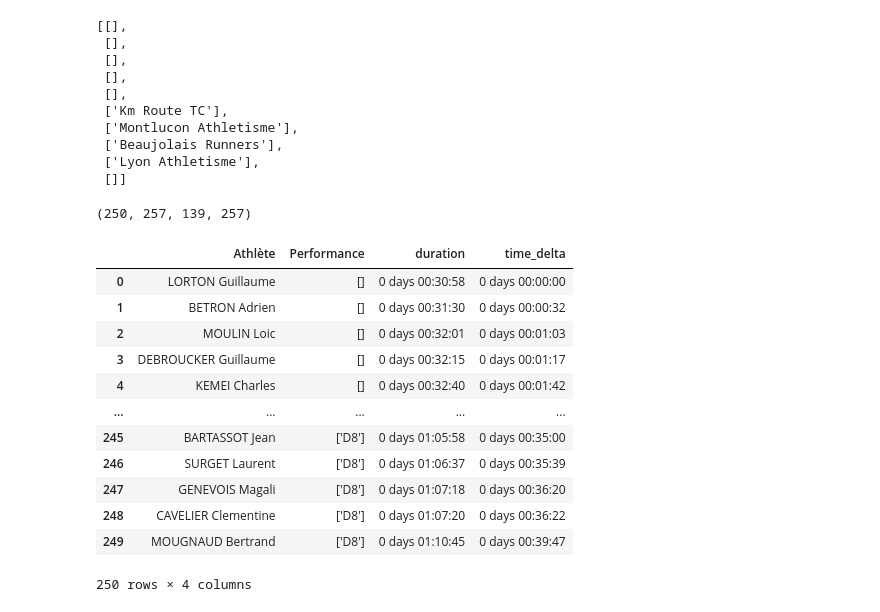
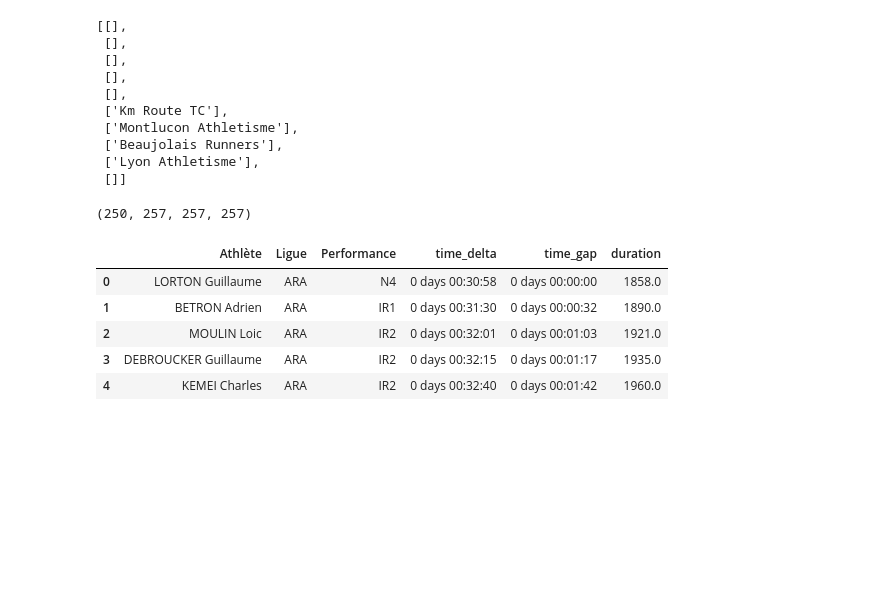
Before and after one commit to Kirscher/ResultAthle, a Jupyter notebook: scraping.ipynb, the cells around one changed output. Cells and saved outputs as stored; diff of their text form; code cells hidden in the pictures; blank space fills up the shorter version.

Commit message:
update after 29/11: added output dataframe + visual examples

```diff
--- a/scraping.ipynb
+++ b/scraping.ipynb
@@ -251,10 +251,9 @@ re_ligue = re.compile("[A-Z]{3,}(?=<)")
 ligue=[]
 for i in L:
     match = re_ligue.search(str(i))
-    if match!=None:
-        if match.group() in categories:
-            ligue.append([])
-        else:
-            ligue.append(match.group())
+    if (match==None) or (match.group() in categories):
+        ligue.append('0')
+    else:
+        ligue.append(match.group())
 ligue[:10]
 # %% [output]
@@ -266,6 +265,6 @@ re_perf = re.compile("[A-Z]{1,}[1-8](?=<)")
 # %%
 perfs=[]
 for i in L:
-    perfs.append(re_perf.findall(str(i)))
+    perfs.append(str(re_perf.findall(str(i))).replace('[','').replace(']','').replace('\'',''))
 perfs[:10]
 # %% [output]
@@ -292,38 +291,35 @@ clubs[:10]
  []]
 # %%
 liste=[]
+debut=len(ligue)-len(athletes)-1
 for i in range(len(athletes)):
     ligne=[]
     ligne.append(athletes[i][0])
+    ligne.append(ligue[i+debut])
     ligne.append(temps[i])
-    ligne.append(str(perfs[i]))
+    ligne.append(perfs[i+debut])
     liste.append(ligne)
 # %%
 len(athletes), len(perfs), len(ligue), len(clubs)
 # %% [output]
-(250, 257, 139, 257)
+(250, 257, 257, 257)
 # %%
-data=pd.DataFrame(liste, columns=["Athlète", "Chrono", "Performance"])
+data=pd.DataFrame(liste, columns=["Athlète", "Ligue", "Chrono", "Performance"])
 # %%
 #data['hours']=data['Chrono'].dt.hour
 #data['minutes']=data['Chrono'].dt.minute
 #data['seconds']=data['Chrono'].dt.second
 
-data['duration']=data['Chrono']-pd.to_datetime("'1900-01-01")
-data['time_delta']=data["Chrono"]-data['Chrono'][0]
+data['time_delta']=data['Chrono']-pd.to_datetime("'1900-01-01")
+data['time_gap']=data["Chrono"]-data['Chrono'][0]
+data['duration']=data['time_delta'].dt.total_seconds()
 
-data.drop("Chrono", axis=1)
+data=data.drop("Chrono", axis=1)
+data.head()
 # %% [output]
-|  | Athlète | Performance | duration | time_delta |
-| 0 | LORTON Guillaume | [] | 0 days 00:30:58 | 0 days 00:00:00 |
-| 1 | BETRON Adrien | [] | 0 days 00:31:30 | 0 days 00:00:32 |
-| 2 | MOULIN Loic | [] | 0 days 00:32:01 | 0 days 00:01:03 |
-| 3 | DEBROUCKER Guillaume | [] | 0 days 00:32:15 | 0 days 00:01:17 |
-| 4 | KEMEI Charles | [] | 0 days 00:32:40 | 0 days 00:01:42 |
-| ... | ... | ... | ... | ... |
-| 245 | BARTASSOT Jean | ['D8'] | 0 days 01:05:58 | 0 days 00:35:00 |
-| 246 | SURGET Laurent | ['D8'] | 0 days 01:06:37 | 0 days 00:35:39 |
-| 247 | GENEVOIS Magali | ['D8'] | 0 days 01:07:18 | 0 days 00:36:20 |
-| 248 | CAVELIER Clementine | ['D8'] | 0 days 01:07:20 | 0 days 00:36:22 |
-| 249 | MOUGNAUD Bertrand | ['D8'] | 0 days 01:10:45 | 0 days 00:39:47 |
+|  | Athlète | Ligue | Performance | time_delta | time_gap | duration |
+| 0 | LORTON Guillaume | ARA | N4 | 0 days 00:30:58 | 0 days 00:00:00 | 1858.0 |
+| 1 | BETRON Adrien | ARA | IR1 | 0 days 00:31:30 | 0 days 00:00:32 | 1890.0 |
+| 2 | MOULIN Loic | ARA | IR2 | 0 days 00:32:01 | 0 days 00:01:03 | 1921.0 |
+| 3 | DEBROUCKER Guillaume | ARA | IR2 | 0 days 00:32:15 | 0 days 00:01:17 | 1935.0 |
+| 4 | KEMEI Charles | ARA | IR2 | 0 days 00:32:40 | 0 days 00:01:42 | 1960.0 |
-250 rows × 4 columns
```
Also changed, not shown: parts of 11 cells of this notebook.
